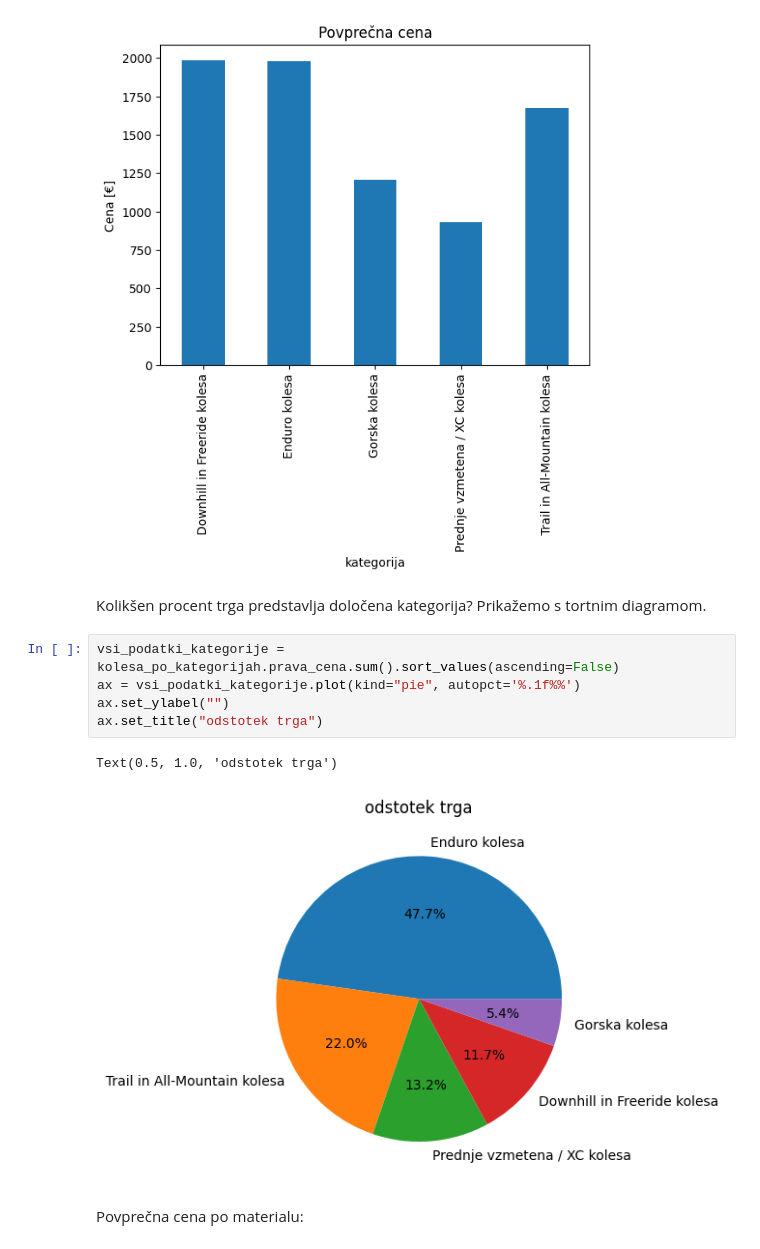
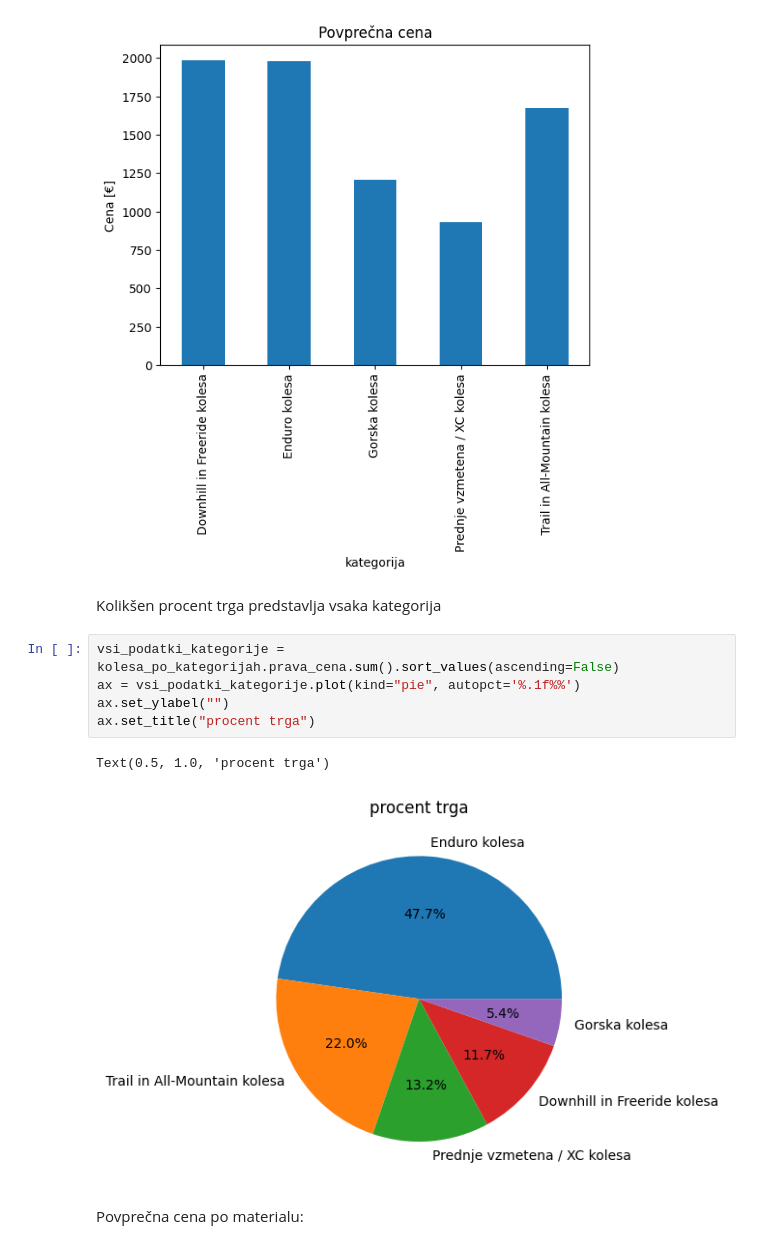
Before and after one commit to ambrovo/UVP-projektna, a Jupyter notebook: analiza.ipynb, the cells around one changed output. Cells and saved outputs as stored; diff of their text form.

```diff
--- a/analiza.ipynb
+++ b/analiza.ipynb
@@ -46,15 +55,15 @@ ax
 Text(0, 0.5, 'Cena [€]')
 [figure]
 # %% [markdown]
-Kolikšen procent trga predstavlja določena kategorija? Prikažemo s tortnim diagramom.
+Kolikšen procent trga predstavlja vsaka kategorija
 # %%
 vsi_podatki_kategorije = kolesa_po_kategorijah.prava_cena.sum().sort_values(ascending=False)
 ax = vsi_podatki_kategorije.plot(kind="pie", autopct='%.1f%%')
 ax.set_ylabel("")
-ax.set_title("odstotek trga")
+ax.set_title("procent trga")
 # %% [output]
-Text(0.5, 1.0, 'odstotek trga')
+Text(0.5, 1.0, 'procent trga')
-[figure, old version]
+[figure, new version]
 # %% [markdown]
 Povprečna cena po materialu:
 # %%
```
Also changed, not shown: parts of 17 cells of this notebook.
